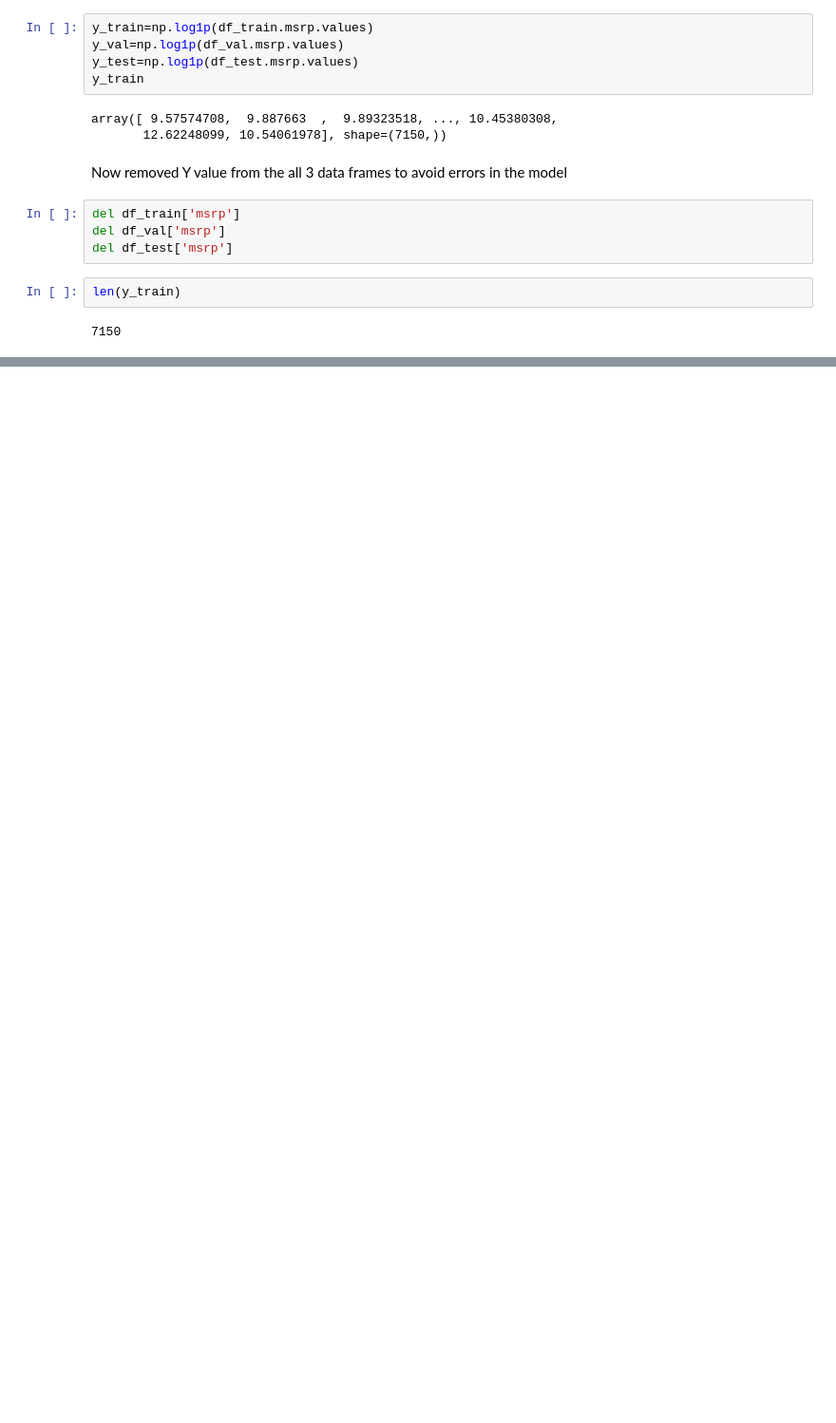
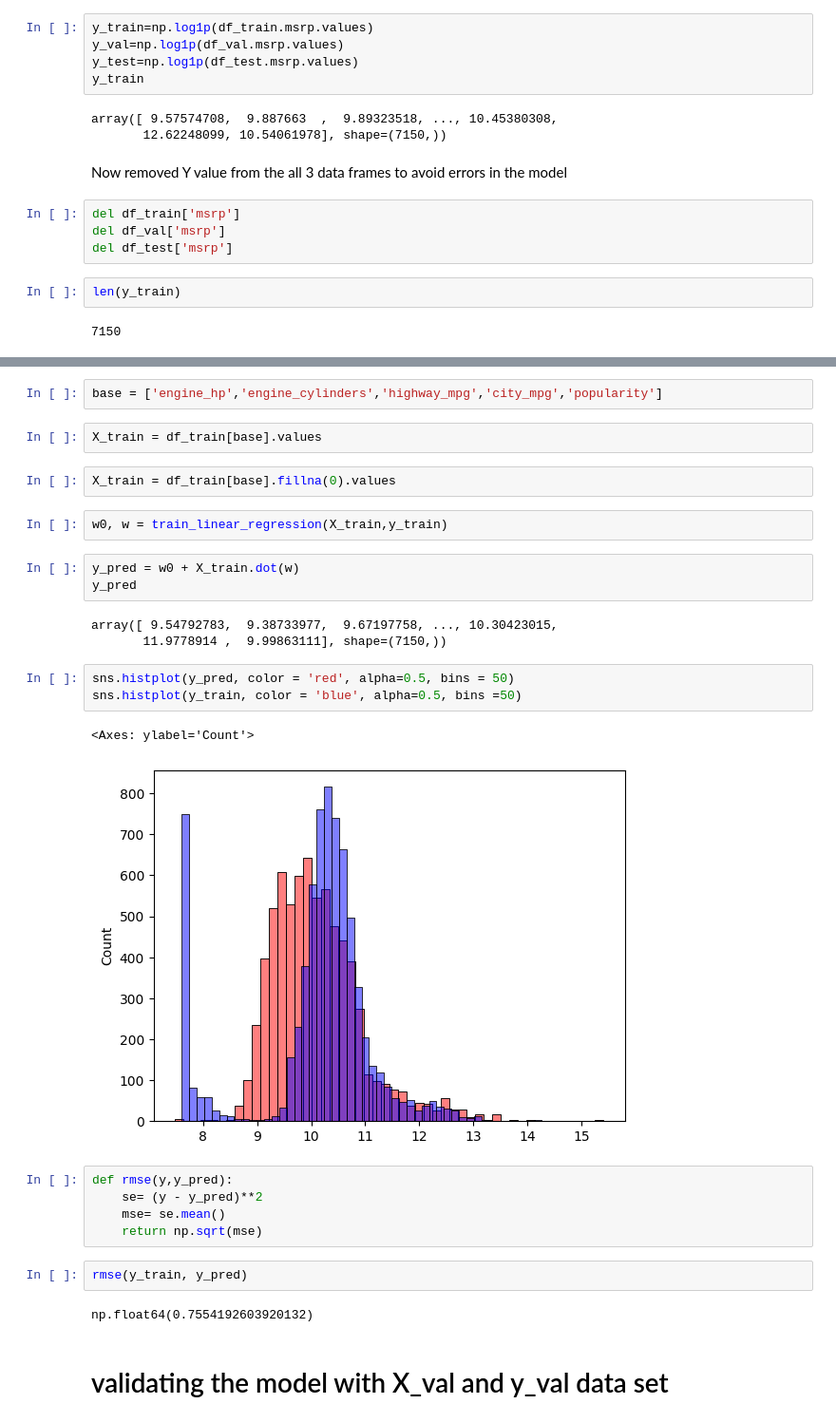
Before and after one commit to SaiSwaroop-Gali/Machine-Learning-Zoomcamp-2025-Homework, a Jupyter notebook: 02-regression/CarPrice_Prediction_project_linear-regression.ipynb, the cells around one changed output, grey strips where cells are left out. Shown at 95% size. Saved outputs shown, nothing was run; the diff lists cells and outputs as text; blank space fills up the shorter version.

```diff
--- a/02-regression/CarPrice_Prediction_project_linear-regression.ipynb
+++ b/02-regression/CarPrice_Prediction_project_linear-regression.ipynb
@@ -328,0 +507,31 @@ len(y_train)
+# %%
+base = ['engine_hp','engine_cylinders','highway_mpg','city_mpg','popularity']
+# %%
+X_train = df_train[base].values
+# %%
+X_train = df_train[base].fillna(0).values
+# %%
+w0, w = train_linear_regression(X_train,y_train)
+# %%
+y_pred = w0 + X_train.dot(w)
+y_pred
+# %% [output]
+array([ 9.54792783,  9.38733977,  9.67197758, ..., 10.30423015,
+       11.9778914 ,  9.99863111], shape=(7150,))
+# %%
+sns.histplot(y_pred, color = 'red', alpha=0.5, bins = 50)
+sns.histplot(y_train, color = 'blue', alpha=0.5, bins =50)
+# %% [output]
+<Axes: ylabel='Count'>
+[figure, added]
+# %%
+def rmse(y,y_pred):
+    se= (y - y_pred)**2
+    mse= se.mean()
+    return np.sqrt(mse)
+# %%
+rmse(y_train, y_pred)
+# %% [output]
+np.float64(0.7554192603920132)
+# %% [markdown]
+# validating the model with X_val and y_val data set
```
Also changed, not shown: parts of 50 cells of this notebook.
